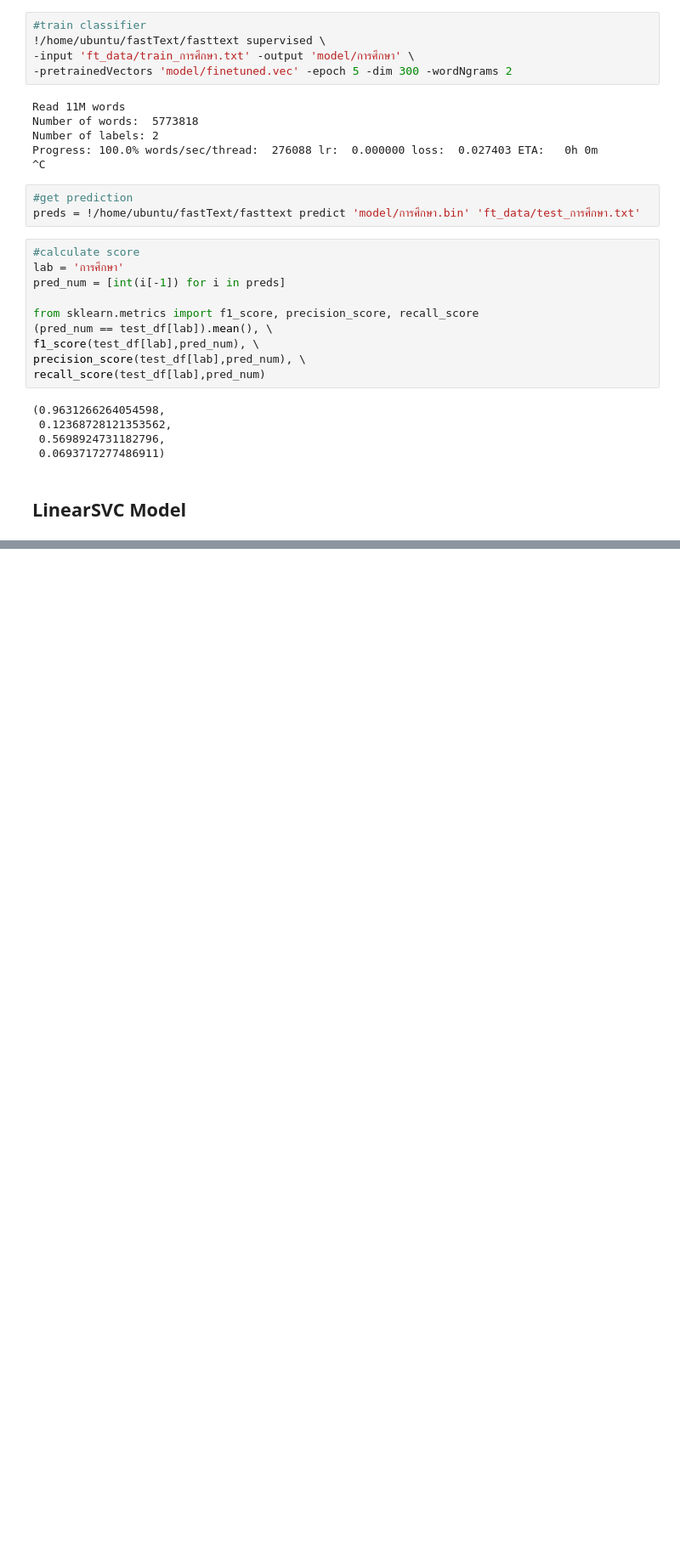
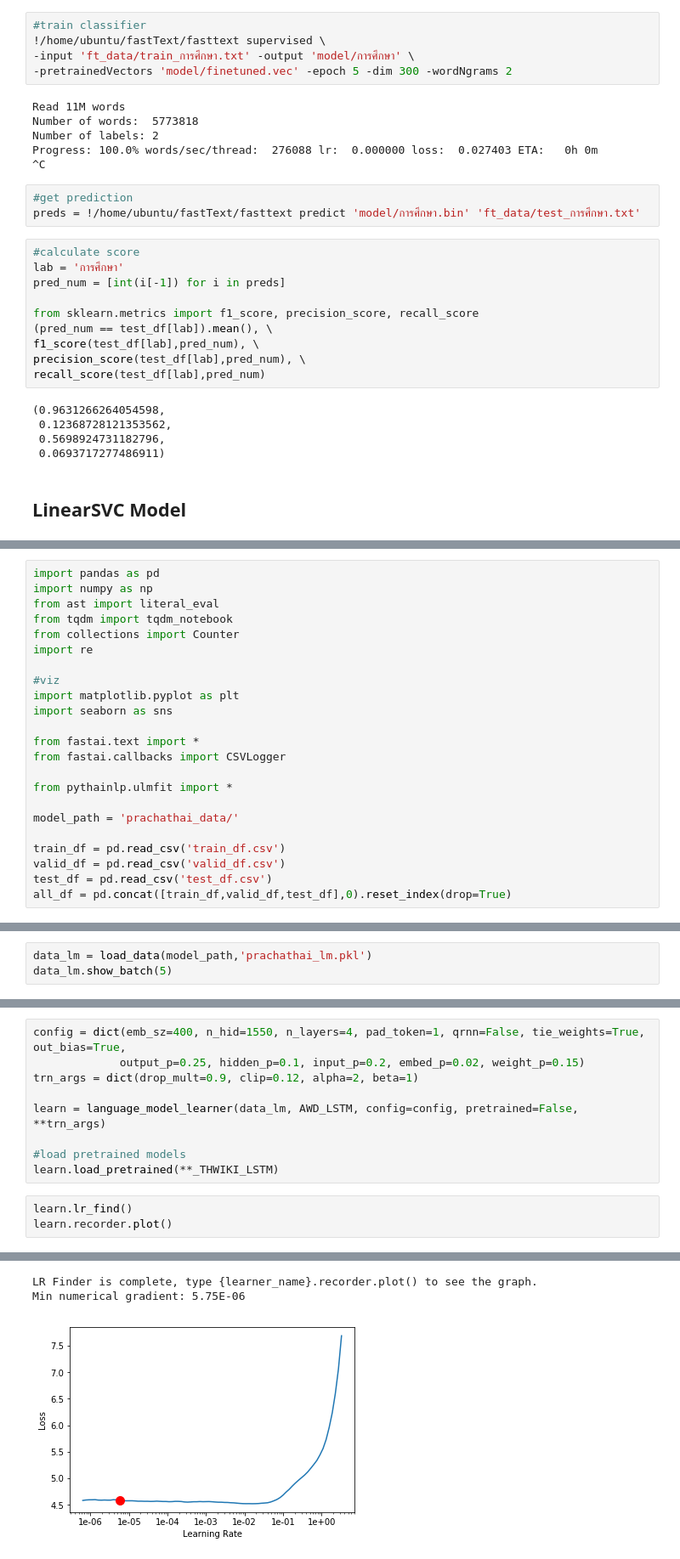
Before and after one commit to PyThaiNLP/prachathai-67k, a Jupyter notebook: classification.ipynb, the cells around one changed output, grey strips where cells are left out. Shown at 85% size. Drawn from its saved outputs; the diff is of its cells as text; blank space fills up the shorter version.

Commit message:
ulmfit benchmark

```diff
--- a/classification.ipynb
+++ b/classification.ipynb
@@ -303,0 +338,23 @@ for i in range(12):
+# %%
+import pandas as pd
+import numpy as np
+from ast import literal_eval
+from tqdm import tqdm_notebook
+from collections import Counter
+import re
+
+#viz
+import matplotlib.pyplot as plt
+import seaborn as sns
+
+from fastai.text import *
+from fastai.callbacks import CSVLogger
+
+from pythainlp.ulmfit import *
+
+model_path = 'prachathai_data/'
+
+train_df = pd.read_csv('train_df.csv')
+valid_df = pd.read_csv('valid_df.csv')
+test_df = pd.read_csv('test_df.csv')
+all_df = pd.concat([train_df,valid_df,test_df],0).reset_index(drop=True)
@@ -303,0 +376,3 @@ for i in range(12):
+# %%
+data_lm = load_data(model_path,'prachathai_lm.pkl')
+data_lm.show_batch(5)
@@ -303,0 +386,13 @@ for i in range(12):
+# %%
+config = dict(emb_sz=400, n_hid=1550, n_layers=4, pad_token=1, qrnn=False, tie_weights=True, out_bias=True,
+             output_p=0.25, hidden_p=0.1, input_p=0.2, embed_p=0.02, weight_p=0.15)
+trn_args = dict(drop_mult=0.9, clip=0.12, alpha=2, beta=1)
+
+learn = language_model_learner(data_lm, AWD_LSTM, config=config, pretrained=False, **trn_args)
+
+#load pretrained models
+learn.load_pretrained(**_THWIKI_LSTM)
+# %%
+learn.lr_find()
+learn.recorder.plot()
+# %% [output]
@@ -303,0 +400,3 @@ for i in range(12):
+LR Finder is complete, type {learner_name}.recorder.plot() to see the graph.
+Min numerical gradient: 5.75E-06
+[figure, added]
```
Also changed, not shown: parts of 23 cells of this notebook, 4 other files.
